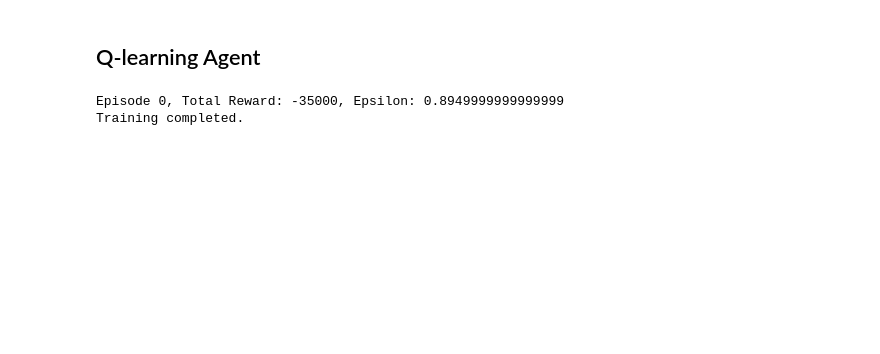
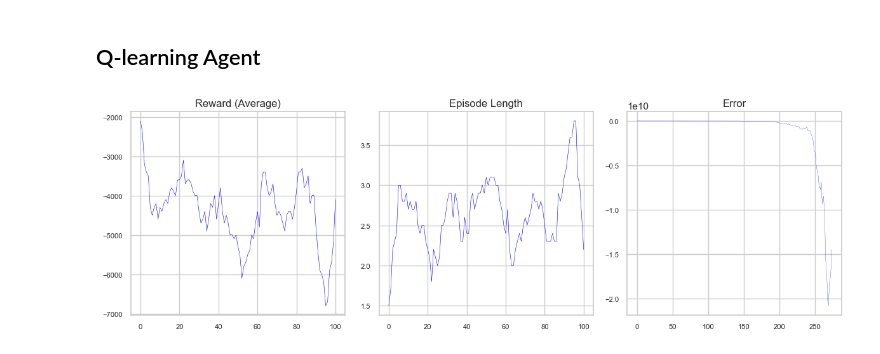
Before and after one commit to michaglia/RL-Healthcare, a Jupyter notebook: Analysis.ipynb, the cells around one changed output. Cells and saved outputs as stored; diff of their text form; code cells hidden in the pictures; blank space fills up the shorter version.

Commit message:
First Training Q-L VFA

```diff
--- a/Analysis.ipynb
+++ b/Analysis.ipynb
@@ -20,35 +17,50 @@ env = gym.make('HealthcareEnv-v0')
 # %%
 # Hyperparameters
 learning_rate = 0.01
+episodes = 100
 epsilon = 1.0
-epsilon_decay = 0.005
+epsilon_decay = epsilon / (episodes / 2)  # reduce exploration over time
 final_epsilon = 0.1
 gamma = 0.95
-episodes = 10
 # %% [markdown]
 ## Q-learning Agent
 # %%
 agent = HealthQLearnVFA(env, learning_rate, epsilon, epsilon_decay, final_epsilon, gamma)
-# %%
-for episode in range(episodes):
-    state, _ = env.reset()  # Reset environment to initial state
-    done = False
-    total_reward = 0
-
-    while not done:
-        action = agent.policy(state)  # Select action
-        observation, reward, done, truncated, info = env.step(action)  # Take action in environment
-        agent.update(state, action, reward, observation)  # Update Q-values
-        state = observation  # Transition to next state
-        total_reward += reward
-
-    agent.decay_epsilon()  # Decay epsilon after each episode
-
-    # Print episode summary
-    if episode % 100 == 0:
-        print(f"Episode {episode}, Total Reward: {total_reward}, Epsilon: {agent.epsilon}")
-
-print("Training completed.")
-# %% [output]
-Episode 0, Total Reward: -35000, Epsilon: 0.8949999999999999
-Training completed.
+# %%
+nenv = RecordEpisodeStatistics(env, deque_size=episodes)
+# %%
+budget_queue = []
+for episode in tqdm(range(episodes)):
+    observation, info = nenv.reset()
+    done = False
+    while not done:
+        action = agent.policy(observation)
+        s_prime, reward, terminated, truncated, info = nenv.step(action = action)
+        agent.update(observation, action, reward, s_prime)
+        done = terminated or truncated
+        observation = s_prime
+    agent.decay_epsilon()
+    budget_queue.append(reward)
+# %%
+def plt_results_(env, agent_, w):
+    sns.set_theme(style="whitegrid")
+    rewards = conv(np.array(env.return_queue).flatten(), win=w)
+    lengths = conv(np.array(env.length_queue).flatten(), win=w)
+    error = conv(np.array(agent_.training_error).flatten(), win=w)
+
+    fig, ax = plt.subplots(figsize=(12, 4), ncols=3)
+    sns.lineplot(x=range(len(rewards)), y=rewards, ax=ax[0], color='blue', linewidth=.4)
+    ax[0].set_title('Reward (Average)')
+    sns.lineplot(x=range(len(lengths)), y=lengths, ax=ax[1], color='blue', linewidth=.4)
+    ax[1].set_title('Episode Length')
+    sns.lineplot(x=range(len(error)), y=error, ax=ax[2], color='blue', linewidth=.2)
+    ax[2].set_title('Error')
+    for axis in ax:
+        axis.tick_params(axis='x', labelsize=8)
+        axis.tick_params(axis='y', labelsize=8)
+    plt.tight_layout()
+    plt.show()
+# %%
+plt_results_(nenv, agent, 10)
+# %% [output]
+[figure, added]
```
Also changed, not shown: parts of 3 cells of this notebook, 4 other files.
